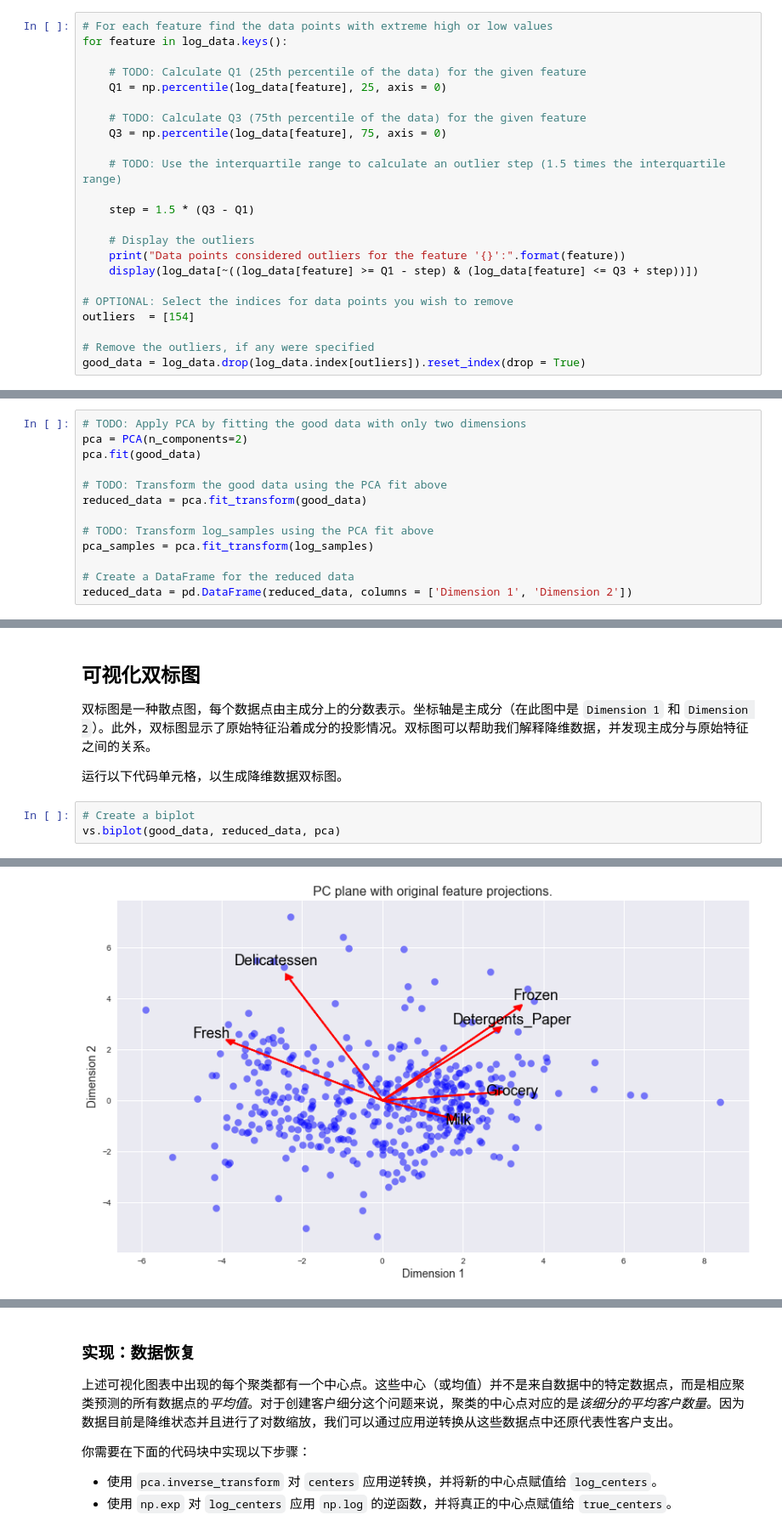
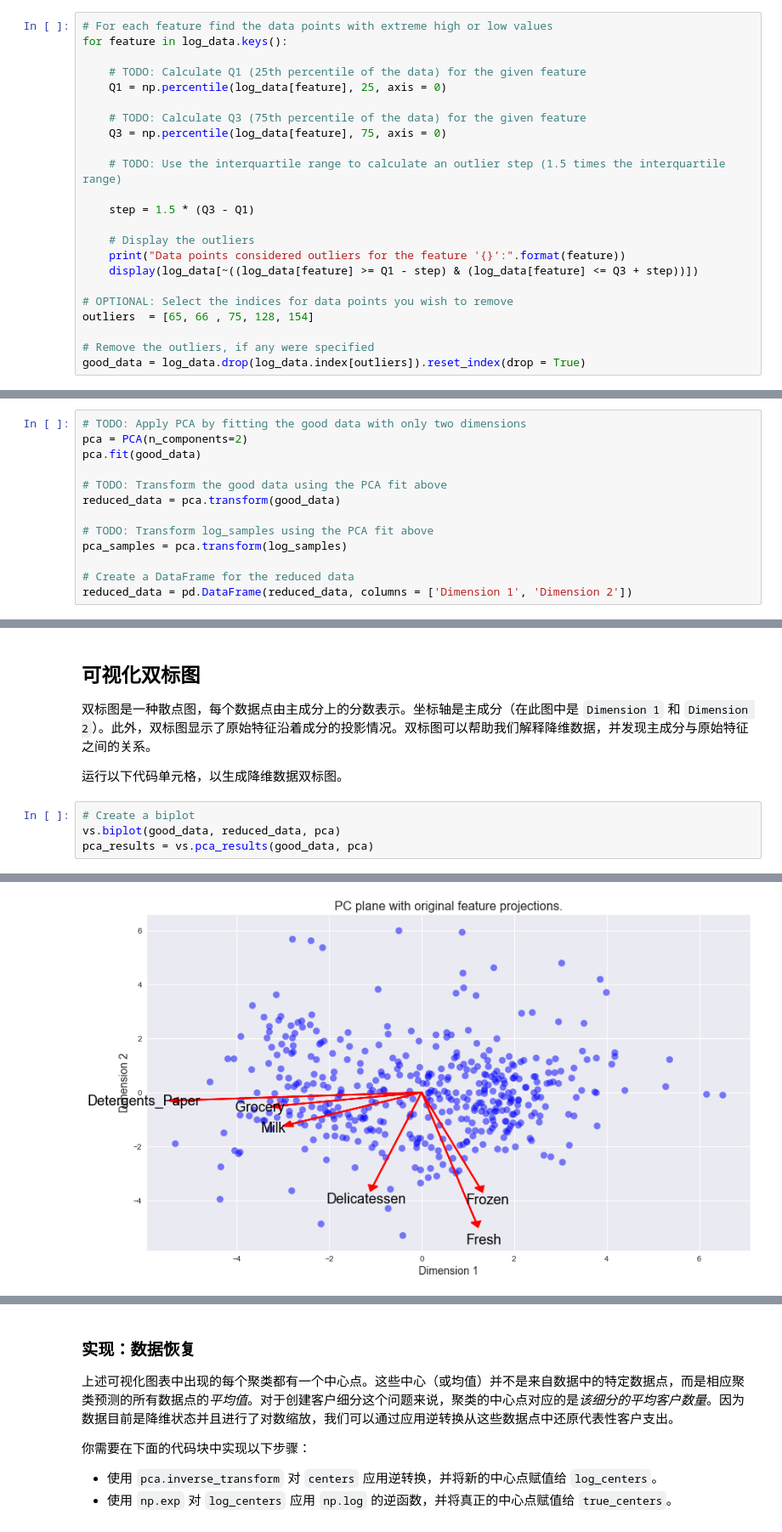
Before and after one commit to htaiwan/Udacity-Project, a Jupyter notebook: 4. customer_segments/customer_segments-zh.ipynb, the cells around one changed output, grey strips where cells are left out. Shown: that part at 85% size. Drawn from its saved outputs; the diff is of its cells as text.

```diff
--- a/4. customer_segments/customer_segments-zh.ipynb
+++ b/4. customer_segments/customer_segments-zh.ipynb
@@ -257,7 +273,7 @@ for feature in log_data.keys():
     display(log_data[~((log_data[feature] >= Q1 - step) & (log_data[feature] <= Q3 + step))])
 
 # OPTIONAL: Select the indices for data points you wish to remove
-outliers  = [154]
+outliers  = [65, 66 , 75, 128, 154]
 
 # Remove the outliers, if any were specified
 good_data = log_data.drop(log_data.index[outliers]).reset_index(drop = True)
@@ -428,10 +491,10 @@ pca = PCA(n_components=2)
 pca.fit(good_data)
 
 # TODO: Transform the good data using the PCA fit above
-reduced_data = pca.fit_transform(good_data)
+reduced_data = pca.transform(good_data)
 
 # TODO: Transform log_samples using the PCA fit above
-pca_samples = pca.fit_transform(log_samples)
+pca_samples = pca.transform(log_samples)
 
 # Create a DataFrame for the reduced data
 reduced_data = pd.DataFrame(reduced_data, columns = ['Dimension 1', 'Dimension 2'])
@@ -462,4 +533,5 @@ display(pd.DataFrame(np.round(pca_samples, 4), columns = ['Dimension 1', 'Dimens
 # %%
 # Create a biplot
 vs.biplot(good_data, reduced_data, pca)
+pca_results = vs.pca_results(good_data, pca)
 # %% [output]
@@ -467 +538 @@ vs.biplot(good_data, reduced_data, pca)
-[figure, old version]
+[figure, new version]
```
Also changed, not shown: parts of 23 cells of this notebook.
